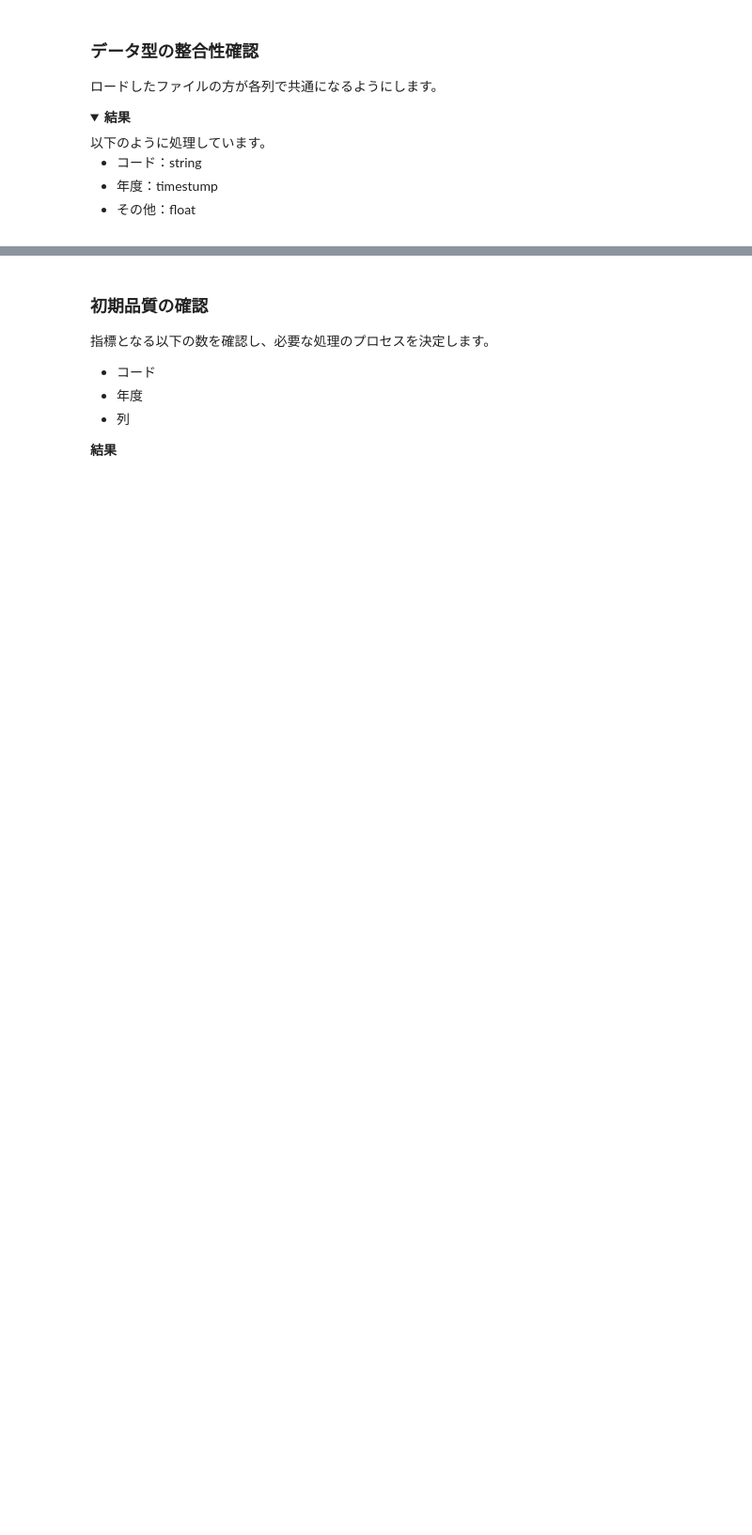
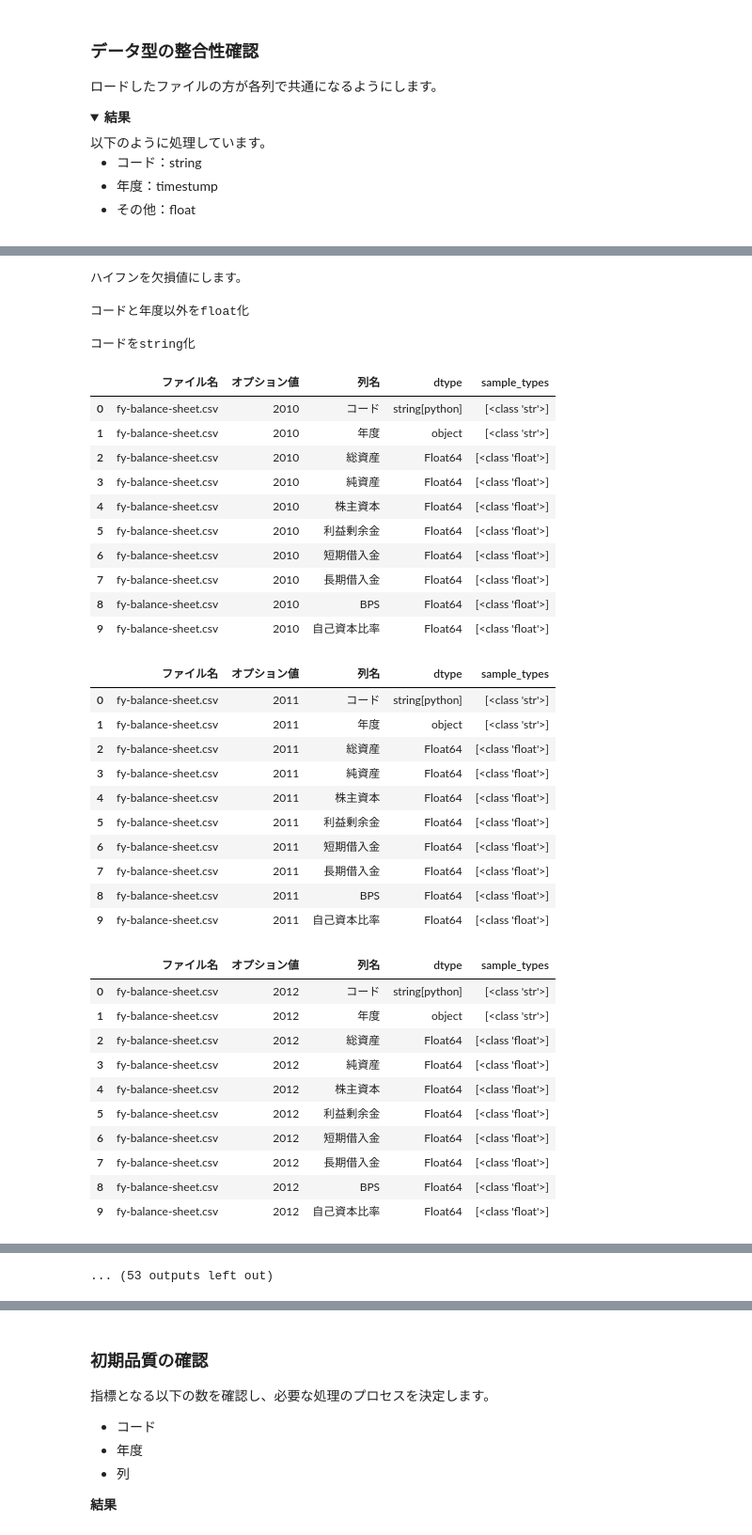
Before and after one commit to Tetibeam/003_stock_screening_preproc, a Jupyter notebook: 01_initial_creening.ipynb, the cells around one changed output, grey strips where cells are left out. Shown at 94% size. Drawn from its saved outputs; the diff is of its cells as text; code cells hidden in the pictures; folded sections open; blank space fills up the shorter version.

```diff
--- a/01_initial_creening.ipynb
+++ b/01_initial_creening.ipynb
@@ -352,0 +216,69 @@ display(df_sample_types)
+# %%
+print("\nハイフンを欠損値にします。")
+df_missing_value_change = {
+    (filename, year): df.replace("-", pd.NA)
+    for (filename, year), df in df_DATAs_BY_ALL_FILEs.items()
+}
+for (filename, year), df in df_missing_value_change.items():
+    df_type = cu.chk_dtype(df, filename, year, False)
+    #display(df_type)
+#display(df_missing_value_change)
+# %% [output]
+ハイフンを欠損値にします。
+# %%
+print("\nコードと年度以外をfloat化")
+except_codes= ["コード", "年度"]
+df_type_change = {
+    key: cu.convert_columns_type(df, df.drop(columns=except_codes, errors="ignore").columns, "float", False)
+    for key, df in df_missing_value_change.items()
+}
+for (filename, year), df in df_type_change.items():
+    df_type = cu.chk_dtype(df, filename, year, False)
+    #display(df_type)
+#display(df_type_change)
+# %% [output]
+コードと年度以外をfloat化
+# %%
+print("\nコードをstring化")
+df_type_change = {
+    key: df.assign(コード=df["コード"].astype("string"))
+    for key, df in df_type_change.items()
+}
+for (filename, year), df in df_type_change.items():
+    df_type = cu.chk_dtype(df, filename, year, False)
+    display(df_type)
+# %% [output]
+コードをstring化
+|  | ファイル名 | オプション値 | 列名 | dtype | sample_types |
+| 0 | fy-balance-sheet.csv | 2010 | コード | string[python] | [<class 'str'>] |
+| 1 | fy-balance-sheet.csv | 2010 | 年度 | object | [<class 'str'>] |
+| 2 | fy-balance-sheet.csv | 2010 | 総資産 | Float64 | [<class 'float'>] |
+| 3 | fy-balance-sheet.csv | 2010 | 純資産 | Float64 | [<class 'float'>] |
+| 4 | fy-balance-sheet.csv | 2010 | 株主資本 | Float64 | [<class 'float'>] |
+| 5 | fy-balance-sheet.csv | 2010 | 利益剰余金 | Float64 | [<class 'float'>] |
+| 6 | fy-balance-sheet.csv | 2010 | 短期借入金 | Float64 | [<class 'float'>] |
+| 7 | fy-balance-sheet.csv | 2010 | 長期借入金 | Float64 | [<class 'float'>] |
+| 8 | fy-balance-sheet.csv | 2010 | BPS | Float64 | [<class 'float'>] |
+| 9 | fy-balance-sheet.csv | 2010 | 自己資本比率 | Float64 | [<class 'float'>] |
+|  | ファイル名 | オプション値 | 列名 | dtype | sample_types |
+| 0 | fy-balance-sheet.csv | 2011 | コード | string[python] | [<class 'str'>] |
+| 1 | fy-balance-sheet.csv | 2011 | 年度 | object | [<class 'str'>] |
+| 2 | fy-balance-sheet.csv | 2011 | 総資産 | Float64 | [<class 'float'>] |
+| 3 | fy-balance-sheet.csv | 2011 | 純資産 | Float64 | [<class 'float'>] |
+| 4 | fy-balance-sheet.csv | 2011 | 株主資本 | Float64 | [<class 'float'>] |
+| 5 | fy-balance-sheet.csv | 2011 | 利益剰余金 | Float64 | [<class 'float'>] |
+| 6 | fy-balance-sheet.csv | 2011 | 短期借入金 | Float64 | [<class 'float'>] |
+| 7 | fy-balance-sheet.csv | 2011 | 長期借入金 | Float64 | [<class 'float'>] |
+| 8 | fy-balance-sheet.csv | 2011 | BPS | Float64 | [<class 'float'>] |
+| 9 | fy-balance-sheet.csv | 2011 | 自己資本比率 | Float64 | [<class 'float'>] |
+|  | ファイル名 | オプション値 | 列名 | dtype | sample_types |
+| 0 | fy-balance-sheet.csv | 2012 | コード | string[python] | [<class 'str'>] |
+| 1 | fy-balance-sheet.csv | 2012 | 年度 | object | [<class 'str'>] |
+| 2 | fy-balance-sheet.csv | 2012 | 総資産 | Float64 | [<class 'float'>] |
+| 3 | fy-balance-sheet.csv | 2012 | 純資産 | Float64 | [<class 'float'>] |
+| 4 | fy-balance-sheet.csv | 2012 | 株主資本 | Float64 | [<class 'float'>] |
+| 5 | fy-balance-sheet.csv | 2012 | 利益剰余金 | Float64 | [<class 'float'>] |
+| 6 | fy-balance-sheet.csv | 2012 | 短期借入金 | Float64 | [<class 'float'>] |
+| 7 | fy-balance-sheet.csv | 2012 | 長期借入金 | Float64 | [<class 'float'>] |
+| 8 | fy-balance-sheet.csv | 2012 | BPS | Float64 | [<class 'float'>] |
+| 9 | fy-balance-sheet.csv | 2012 | 自己資本比率 | Float64 | [<class 'float'>] |
@@ -352,0 +373 @@ display(df_sample_types)
+... (53 outputs left out)
```
Also changed, not shown: parts of 12 cells of this notebook, 2 other files.
